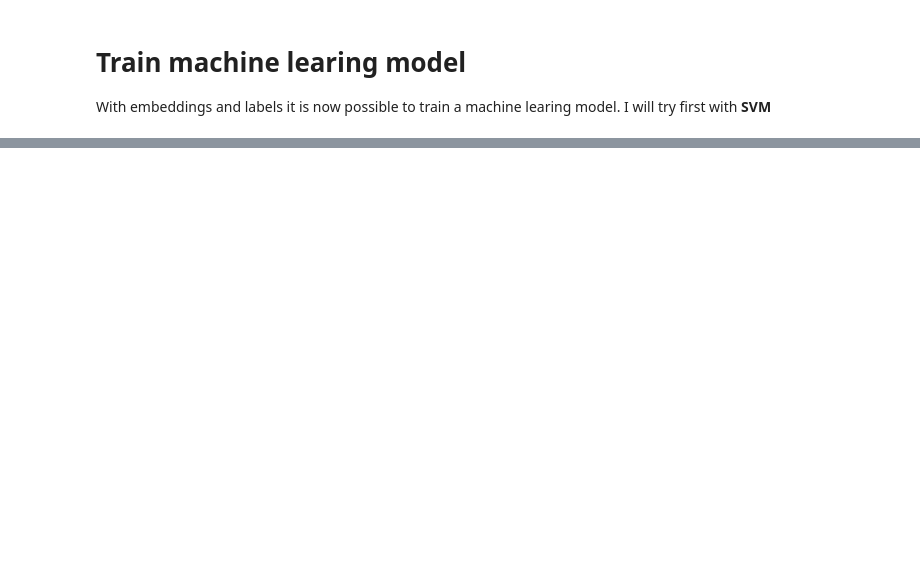
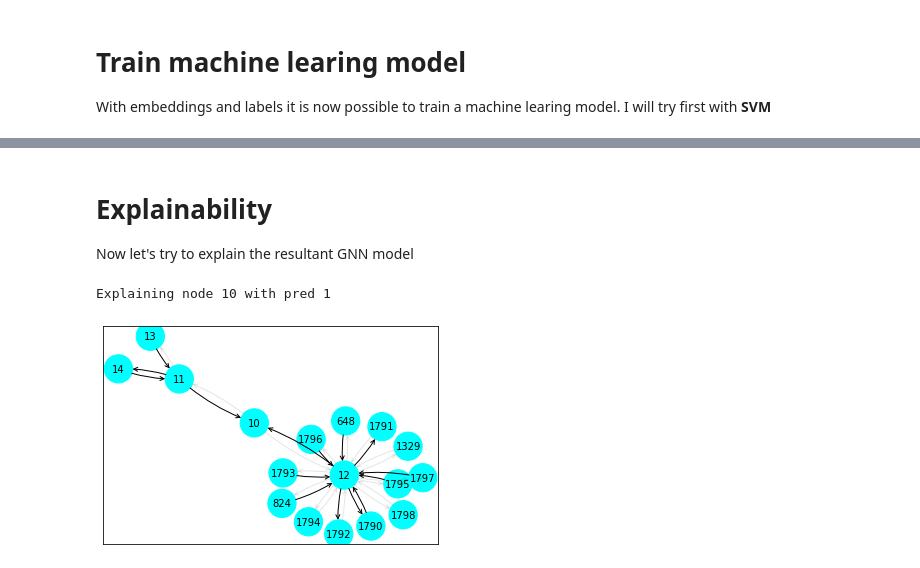
Before and after one commit to IlKaiser/DM22_HW, a Jupyter notebook: H4/classification.ipynb, the cells around one changed output, grey strips where cells are left out. Saved outputs shown, nothing was run; the diff lists cells and outputs as text; code cells hidden in the pictures; blank space fills up the shorter version.

```diff
--- a/H4/classification.ipynb
+++ b/H4/classification.ipynb
@@ -437,0 +593,3 @@ Now we will proceed to create a GNN model in order to compare the results
+# %% [markdown]
+# Explainability
+Now let's try to explain the resultant GNN model
@@ -437,0 +605,14 @@ Now we will proceed to create a GNN model in order to compare the results
+# %%
+explainer = GNNExplainer(model, epochs = 200, return_type="log_prob", num_hops=2)
+
+node_idx = 10
+pred_node_idx = preds[node_idx].item()
+print("Explaining node",node_idx,"with pred",pred_node_idx)
+# %% [output]
+Explaining node 10 with pred 1
+# %%
+node_feat_mask, edge_mask = explainer.explain_node(node_idx, x, edge_index, edge_weights=edge_weight)
+# %%
+ax, G = explainer.visualize_subgraph(node_idx, edge_index, edge_mask, seed = node_idx,threshold=0.5)
+# %% [output]
+[figure, added]
```
Also changed, not shown: parts of 67 cells of this notebook, 1 other file.
